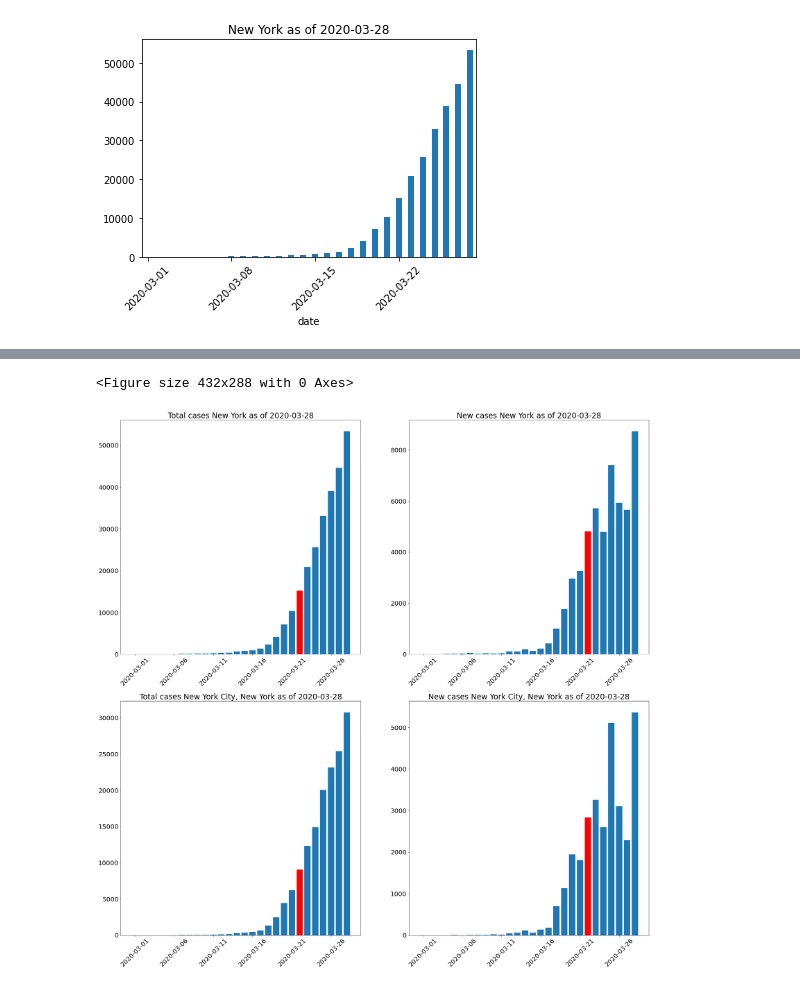
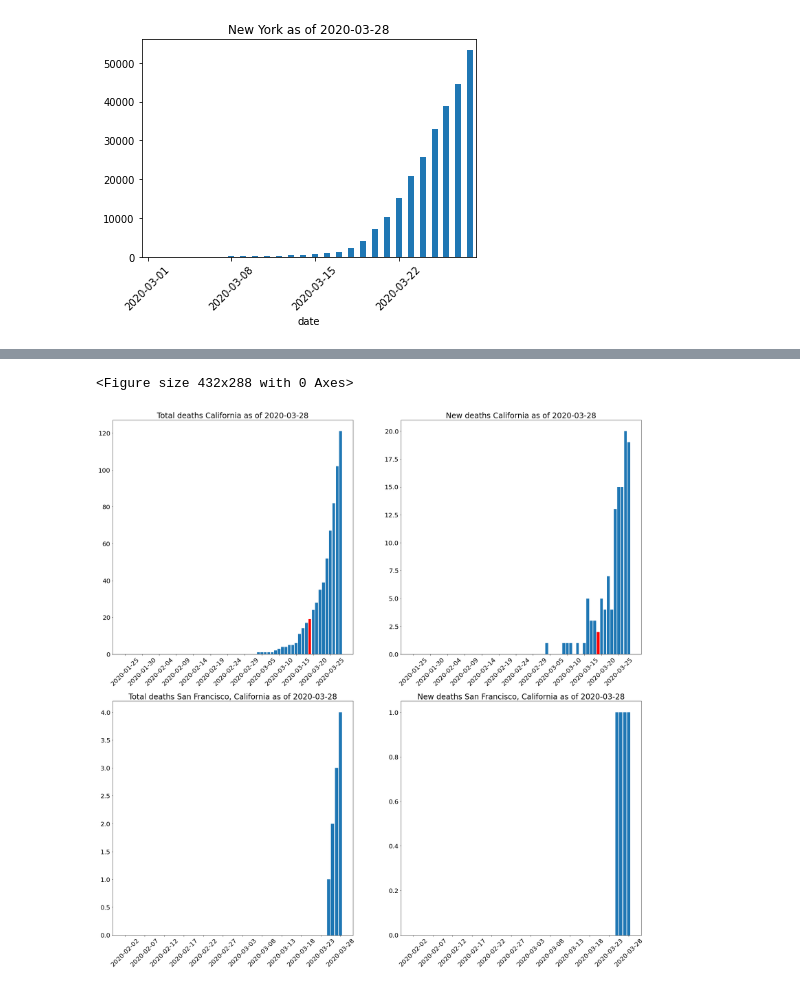
Before and after one commit to rirwin/covid-19-data, a Jupyter notebook: notebooks/covid19.ipynb, the cells around one changed output, grey strips where cells are left out. Cells and saved outputs as stored; diff of their text form; code cells hidden in the pictures.

```diff
--- a/notebooks/covid19.ipynb
+++ b/notebooks/covid19.ipynb
@@ -100,46 +155,42 @@ def plot_county_and_state(county, state, column='cases'):
     df = s_df[s_df["state"] == state][['date','cases','deaths']].reset_index().drop(columns='index')
     ax1.bar(df.date, df[column])
     highlight_state_shelter_in_place(df, state, column, ax1)
-    format_axes(ax1, df, column, state)
+    format_axes(ax1, df)
+    ax1.set_title("Total " + column + " " + state + " as of " + max(df.date), fontsize=24)
 
     ax2 = f.add_subplot(222)
     new_column = 'new_' + column
     df[new_column]=df[column].diff().fillna(0).astype('int')
     ax2.bar(df.date, df[new_column])
     highlight_state_shelter_in_place(df, state, new_column, ax2)
-    format_axes(ax2, df, new_column, state)
+    format_axes(ax2, df)
+    ax2.set_title("New " + column + " " + state + " as of " + max(df.date), fontsize=24)
 
     ax3 = f.add_subplot(223)
     df = c_df[(c_df["state"] == state) & (c_df["county"] == county)][['date','cases','deaths']].reset_index().drop(columns='index')
     ax3.bar(df.date, df[column])
     highlight_state_shelter_in_place(df, state, column, ax3)
-    format_axes(ax3, df, column, state, county)
+    format_axes(ax3, df)
+    ax3.set_title("Total " + column + " " + county + ", " + state + " as of " + max(df.date), fontsize=24)
 
     ax4 = f.add_subplot(224)
     new_column = 'new_' + column
     df[new_column]=df[column].diff().fillna(0).astype('int')
     ax4.bar(df.date, df[new_column])
     highlight_state_shelter_in_place(df, state, new_column, ax4)
-    format_axes(ax4, df, new_column, state, county)
+    format_axes(ax4, df)
+    ax4.set_title("New " + column + " " + county + ", " + state + " as of " + max(df.date), fontsize=24)
 
     plt.show()
 
 def highlight_state_shelter_in_place(df, state, column, ax):
-    try:
+    if len(state_m_df[state_m_df['state'] == state]) == 1:
         df_highlight = df[df['date'] == state_m_df[state_m_df['state'] == state].shelter_date.values[0]]
         ax.bar(df_highlight.date, df_highlight[column], color='r')
-    except:
-        pass
 
-def format_axes(ax, df, column, state, county=None):
+def format_axes(ax, df):
     _x = np.arange(df.date.size)
     freq = 5
     ax.set_xticks(_x[::freq])
     ax.set_xticklabels(list(df.date)[::freq], rotation=45)
     ax.tick_params(axis='both', which='major', labelsize=20)
-    prefix = 'Total ' + column + ' '
-    if column.startswith('new'):
-        prefix = 'New ' + column[4:] + ' '
-    if county:
-        prefix += county + ", "
-    ax.set_title(prefix + state + " as of " + max(df.date), fontsize=24)
@@ -161,5 +197,8 @@ plot_county_and_state('DeKalb', 'Georgia')
 # %%
-plot_county_and_state('New York City', 'New York')
+plot_county_and_state('San Francisco', 'California', 'deaths')
+#plot_county_and_state('Contra Costa', 'California')
+#plot_county_and_state('DeKalb', 'Georgia')
+#plot_county_and_state('New York City', 'New York')
 # %% [output]
 <Figure size 432x288 with 0 Axes>
-[figure, old version]
+[figure, new version]
```
Also changed, not shown: parts of 4 cells of this notebook.
